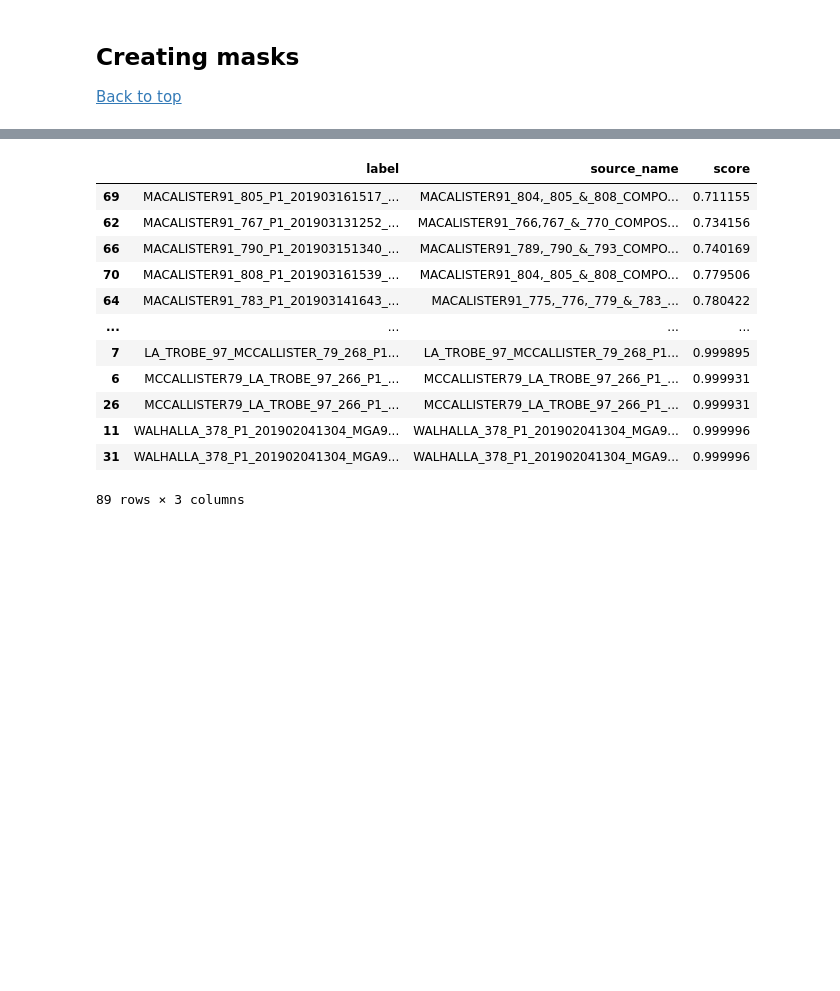
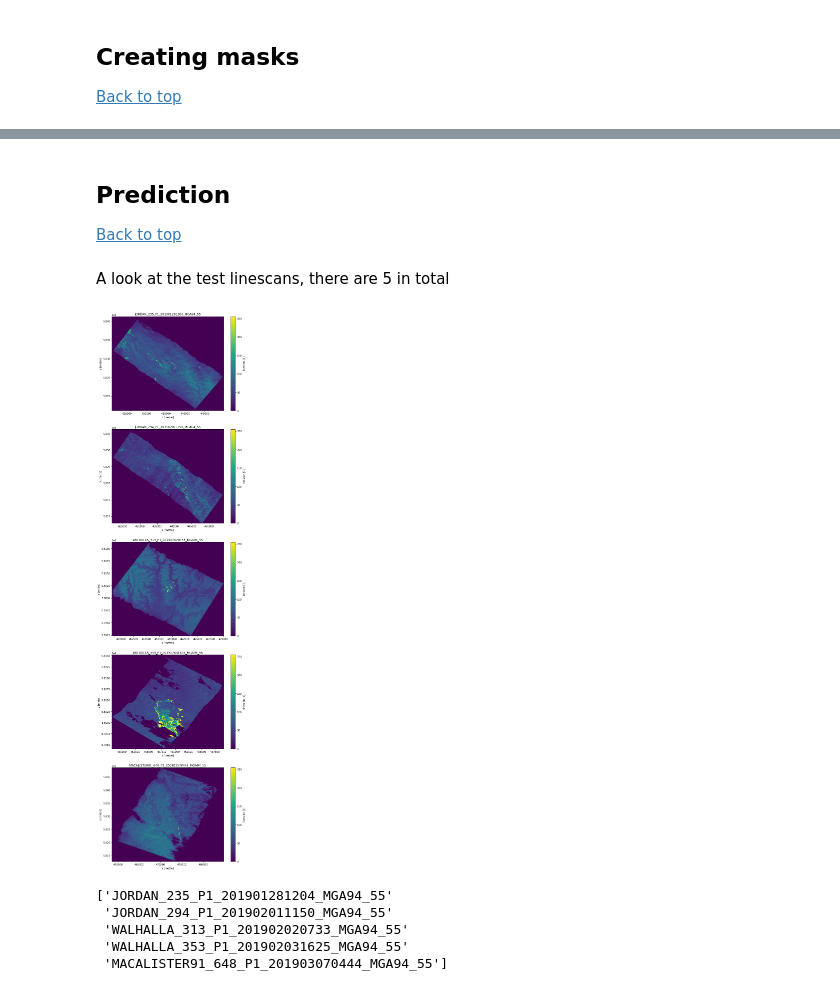
Before and after one commit to tyqiangz/Kaggle, a Jupyter notebook: EY Data Science 2021/03_EY_challenge1/TYQ_EY_Challenge_1.ipynb, the cells around one changed output, grey strips where cells are left out. Cells and saved outputs as stored; diff of their text form; code cells hidden in the pictures; blank space fills up the shorter version.

Commit message:
added cv2 tutorial and added prediction section

```diff
--- a/EY Data Science 2021/03_EY_challenge1/TYQ_EY_Challenge_1.ipynb
+++ b/EY Data Science 2021/03_EY_challenge1/TYQ_EY_Challenge_1.ipynb
@@ -344,13 +411,21 @@ eval_df
 # %%
+%%time
+
 for label in label_to_srcname_dict:
     src_name = label_to_srcname_dict[label]
+
     if src_name is not None:
         src = get_linescan(label=label)
         ob = gdf.loc[gdf.SourceNameClean == src_name]
-        tgt = xr_rasterize(gdf=osb, da=src)
+        tgt = xr_rasterize(gdf=ob, da=src)
         pred_mask = get_threshold_mask(src)
-        score = perf_metric(np.ndarray.flatten(pred_mask.data[0]), np.ndarray.flatten(tgt.data))
 
-        eval_df.loc[len(eval_df), :] = [label, src_name, score]
+        # performance metric
+        y_pred = np.ndarray.flatten(pred_mask.data[0])
+        y_true = np.ndarray.flatten(tgt.data)
 
-eval_df
+        f1 = perf_metric(y_true=y_true, y_pred=y_pred, metric="f1")
+        recall = perf_metric(y_true=y_true, y_pred=y_pred, metric="recall")
+        precision = perf_metric(y_true=y_true, y_pred=y_pred, metric="precision")
+
+        eval_df.loc[len(eval_df), :] = [label, src_name, f1, recall, precision]
@@ -388,16 +432,28 @@ Rasterizing to match xarray.DataArray dimensions (3075, 2637)
 # %%
-eval_df.sort_values(by="score")
+eval_df.sort_values(by="f1", ascending=False).dropna().head(20)
-# %% [output]
-|  | label | source_name | score |
-| 69 | MACALISTER91_805_P1_201903161517_... | MACALISTER91_804,_805_&_808_COMPO... | 0.711155 |
-| 62 | MACALISTER91_767_P1_201903131252_... | MACALISTER91_766,767_&_770_COMPOS... | 0.734156 |
-| 66 | MACALISTER91_790_P1_201903151340_... | MACALISTER91_789,_790_&_793_COMPO... | 0.740169 |
-| 70 | MACALISTER91_808_P1_201903161539_... | MACALISTER91_804,_805_&_808_COMPO... | 0.779506 |
-| 64 | MACALISTER91_783_P1_201903141643_... | MACALISTER91_775,_776,_779_&_783_... | 0.780422 |
-| ... | ... | ... | ... |
-| 7 | LA_TROBE_97_MCCALLISTER_79_268_P1... | LA_TROBE_97_MCCALLISTER_79_268_P1... | 0.999895 |
-| 6 | MCCALLISTER79_LA_TROBE_97_266_P1_... | MCCALLISTER79_LA_TROBE_97_266_P1_... | 0.999931 |
-| 26 | MCCALLISTER79_LA_TROBE_97_266_P1_... | MCCALLISTER79_LA_TROBE_97_266_P1_... | 0.999931 |
-| 11 | WALHALLA_378_P1_201902041304_MGA9... | WALHALLA_378_P1_201902041304_MGA9... | 0.999996 |
-| 31 | WALHALLA_378_P1_201902041304_MGA9... | WALHALLA_378_P1_201902041304_MGA9... | 0.999996 |
-89 rows × 3 columns
+# %% [markdown]
+## Prediction <a id="prediction"></a>
+
+[Back to top](#top)
+# %% [markdown]
+A look at the test linescans, there are 5 in total
+# %%
+test_labels = test_df.label.unique()
+fig, ax = plt.subplots(nrows=5, ncols=1, figsize=(10,40))
+
+for i in range(len(test_labels)):
+    label = test_labels[i]
+    linescan = get_linescan(label=test_labels[i])
+
+    linescan.plot(ax=ax[i])
+    ax[i].set_title(label)
+# %% [output]
+[figure, added]
+# %%
+print(test_labels)
+# %% [output]
+['JORDAN_235_P1_201901281204_MGA94_55'
+ 'JORDAN_294_P1_201902011150_MGA94_55'
+ 'WALHALLA_313_P1_201902020733_MGA94_55'
+ 'WALHALLA_353_P1_201902031625_MGA94_55'
+ 'MACALISTER91_648_P1_201903070444_MGA94_55']
```
Also changed, not shown: parts of 20 cells of this notebook, 2 other files.
